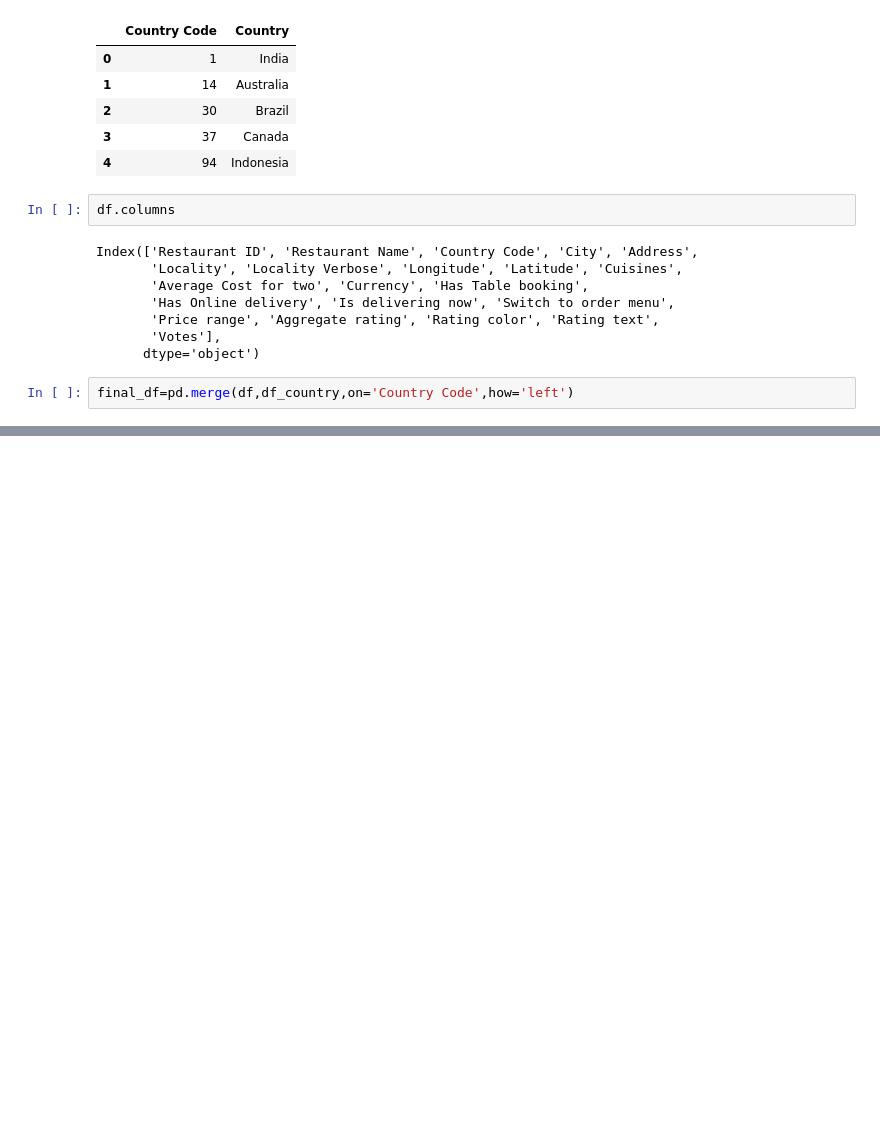
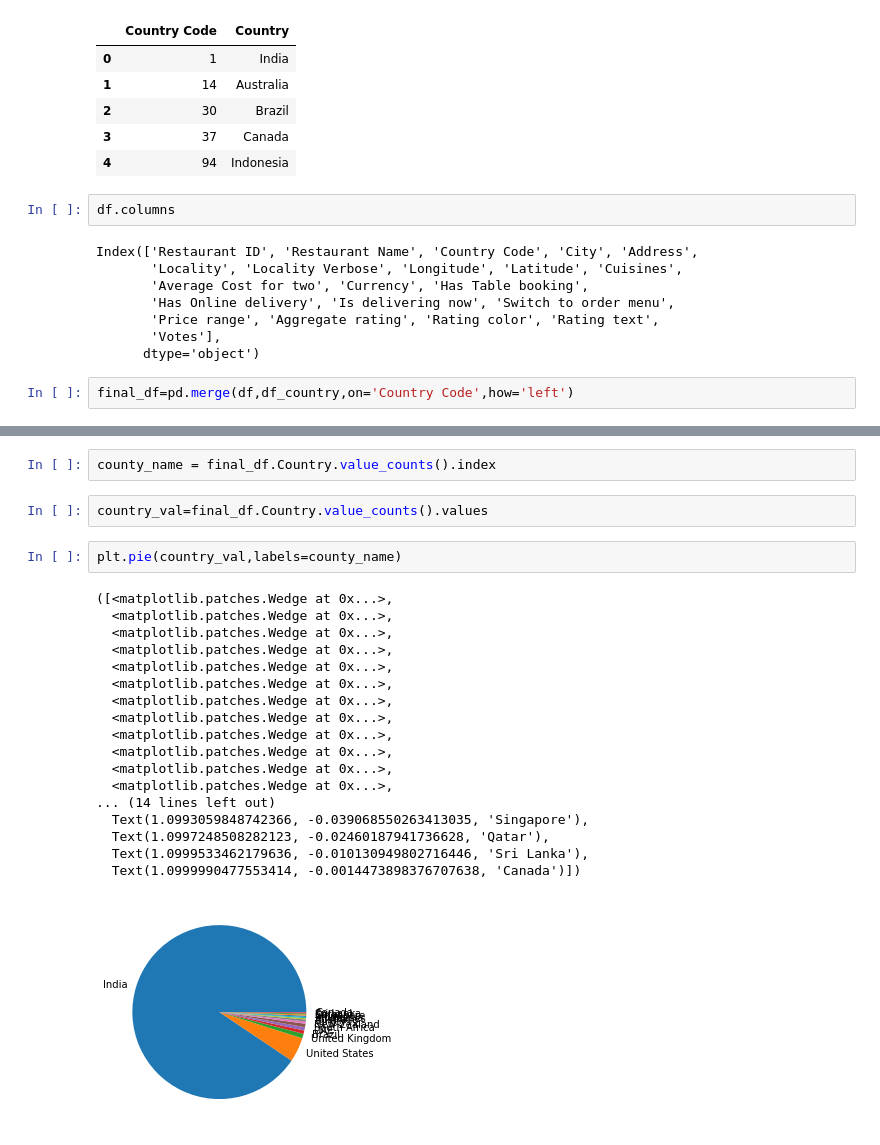
Before and after one commit to abhishekakkewar/EDA, a Jupyter notebook: EDA _Z_dataset.ipynb, the cells around one changed output, grey strips where cells are left out. Cells and saved outputs as stored; diff of their text form; blank space fills up the shorter version.

Commit message:
added graphs

```diff
--- a/EDA _Z_dataset.ipynb
+++ b/EDA _Z_dataset.ipynb
@@ -142,0 +200,25 @@ final_
+# %%
+county_name = final_df.Country.value_counts().index
+# %%
+country_val=final_df.Country.value_counts().values
+# %%
+plt.pie(country_val,labels=county_name)
+# %% [output]
+([<matplotlib.patches.Wedge at 0x...>,
+  <matplotlib.patches.Wedge at 0x...>,
+  <matplotlib.patches.Wedge at 0x...>,
+  <matplotlib.patches.Wedge at 0x...>,
+  <matplotlib.patches.Wedge at 0x...>,
+  <matplotlib.patches.Wedge at 0x...>,
+  <matplotlib.patches.Wedge at 0x...>,
+  <matplotlib.patches.Wedge at 0x...>,
+  <matplotlib.patches.Wedge at 0x...>,
+  <matplotlib.patches.Wedge at 0x...>,
+  <matplotlib.patches.Wedge at 0x...>,
+  <matplotlib.patches.Wedge at 0x...>,
+... (14 lines left out)
+  Text(1.0993059848742366, -0.039068550263413035, 'Singapore'),
+  Text(1.0997248508282123, -0.02460187941736628, 'Qatar'),
+  Text(1.0999533462179636, -0.010130949802716446, 'Sri Lanka'),
+  Text(1.0999990477553414, -0.0014473898376707638, 'Canada')])
+[figure, added]
```
Also changed, not shown: parts of 13 cells of this notebook.
